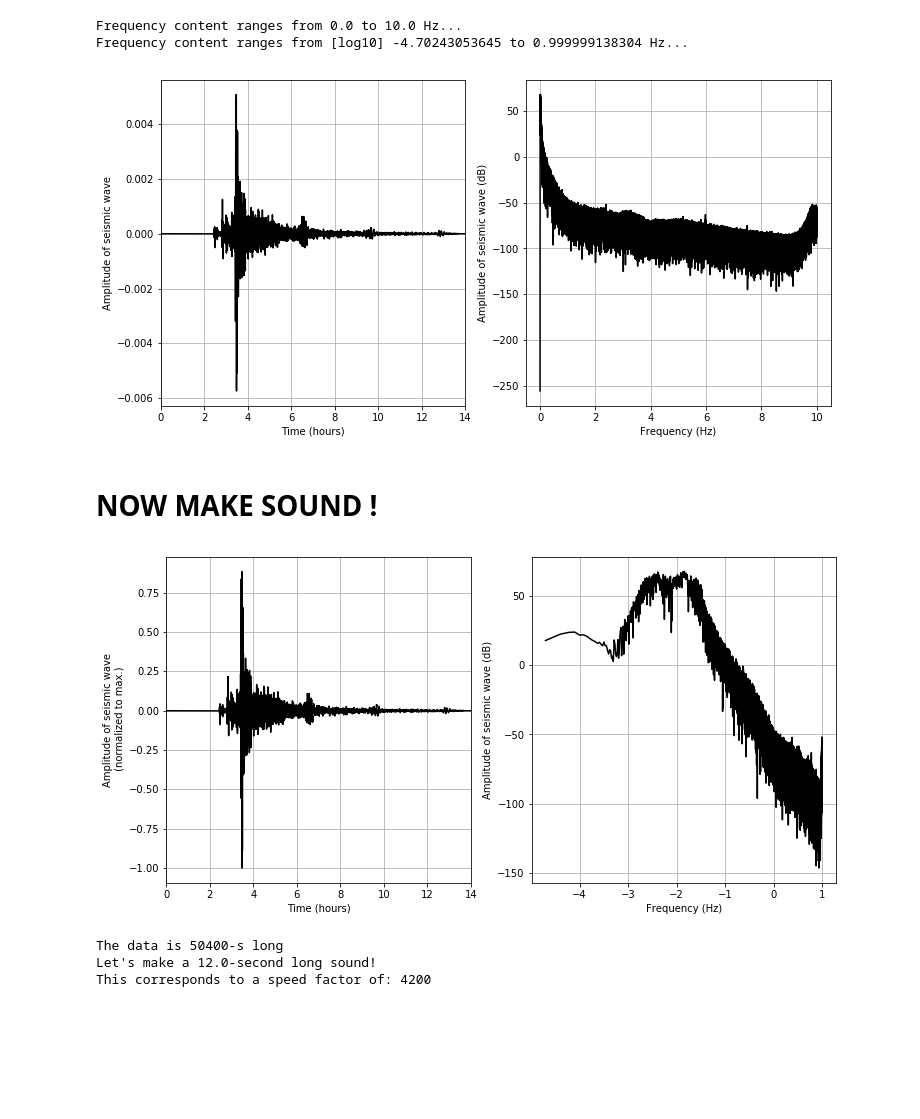
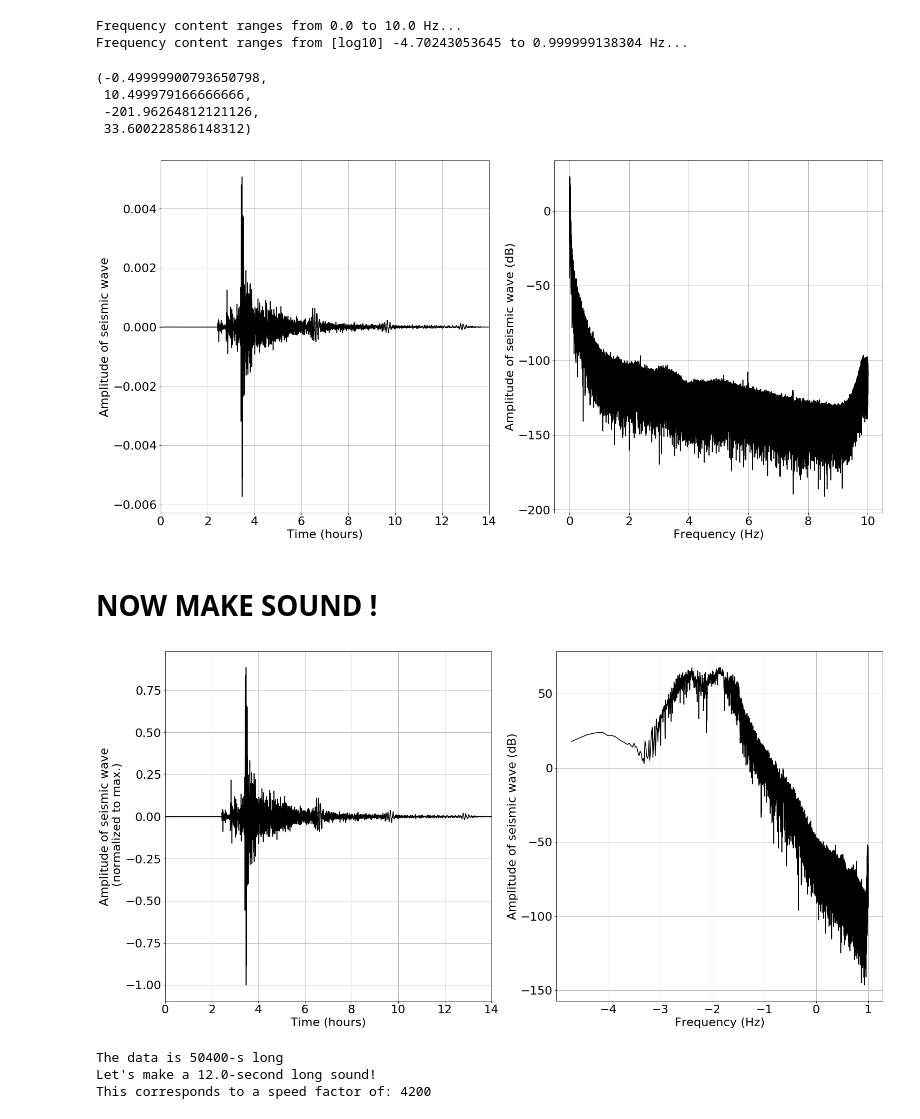
Before and after one commit to benholtzman/datamovies, a Jupyter notebook: 1_notebooks/NB01_DirectSonification.ipynb, the cells around one changed output. Cells and saved outputs as stored; diff of their text form; code cells hidden in the pictures; blank space fills up the shorter version.

Commit message:
increase fontsize

```diff
--- a/1_notebooks/NB01_DirectSonification.ipynb
+++ b/1_notebooks/NB01_DirectSonification.ipynb
@@ -2,12 +2,16 @@
 import numpy as np
 import scipy as sp
 import matplotlib.pyplot as plt
+import matplotlib
 from scipy import fftpack as spfft # for computing spectra
 import librosa
 import resampy
 from subprocess import call
 
 %matplotlib inline
+
+# Set plot fontsize
+matplotlib.rcParams.update({'font.size': 22})
 # %% [markdown]
 Direct sonification is simply the process of changing the time scale of a signal to transpose it to the audible range. The data should therefore have similarities with sound waves in air, that is:
 
@@ -67,20 +71,25 @@ print('Frequency content ranges from [log10] ' + str(np.log10(f[1])) + ' to ' +
 Frequency content ranges from 0.0 to 10.0 Hz...
 Frequency content ranges from [log10] -4.70243053645 to 0.999999138304 Hz...
 # %%
-plt.figure(figsize=(12,6))
+plt.figure(figsize=(12*2,6*2))
 plt.subplot(1,2,1)
 plt.plot(t_hours,data,'k')
 plt.xlabel('Time (hours)')
 plt.ylabel('Amplitude of seismic wave')
 plt.grid()
 plt.xlim([0,duration/3600])
 plt.subplot(1,2,2)
 plt.plot(f,20*np.log10(np.absolute(S)),'k')
 plt.xlabel('Frequency (Hz)')
 plt.ylabel('Amplitude of seismic wave (dB)')
 plt.grid()
+plt.axis()
 # %% [output]
+(-0.49999900793650798,
+ 10.499979166666666,
+ -201.96264812121126,
+ 33.600228586148312)
-[figure, old version]
+[figure, new version]
 # %% [markdown]
 # NOW MAKE SOUND !
 # %%
@@ -97,7 +106,7 @@ data_n = data/np.amax(np.absolute(data))
 # plot again
 S = spfft.fft(data_n,Nfft); S = S[:int(Nfft/2)]
 
-plt.figure(figsize=(12,6))
+plt.figure(figsize=(12*2,6*2))
 plt.subplot(1,2,1)
 plt.plot(t_hours,data_n,'k')
 plt.xlabel('Time (hours)')
@@ -110,7 +119,7 @@ plt.xlabel('Frequency (Hz)')
 plt.ylabel('Amplitude of seismic wave (dB)')
 plt.grid()
 # %% [output]
-[figure, old version]
+[figure, new version]
 # %%
 OutFileName = FileNameIn[:-4] + '_sonified.wav'
 
```
Also changed, not shown: parts of 1 cell of this notebook.
